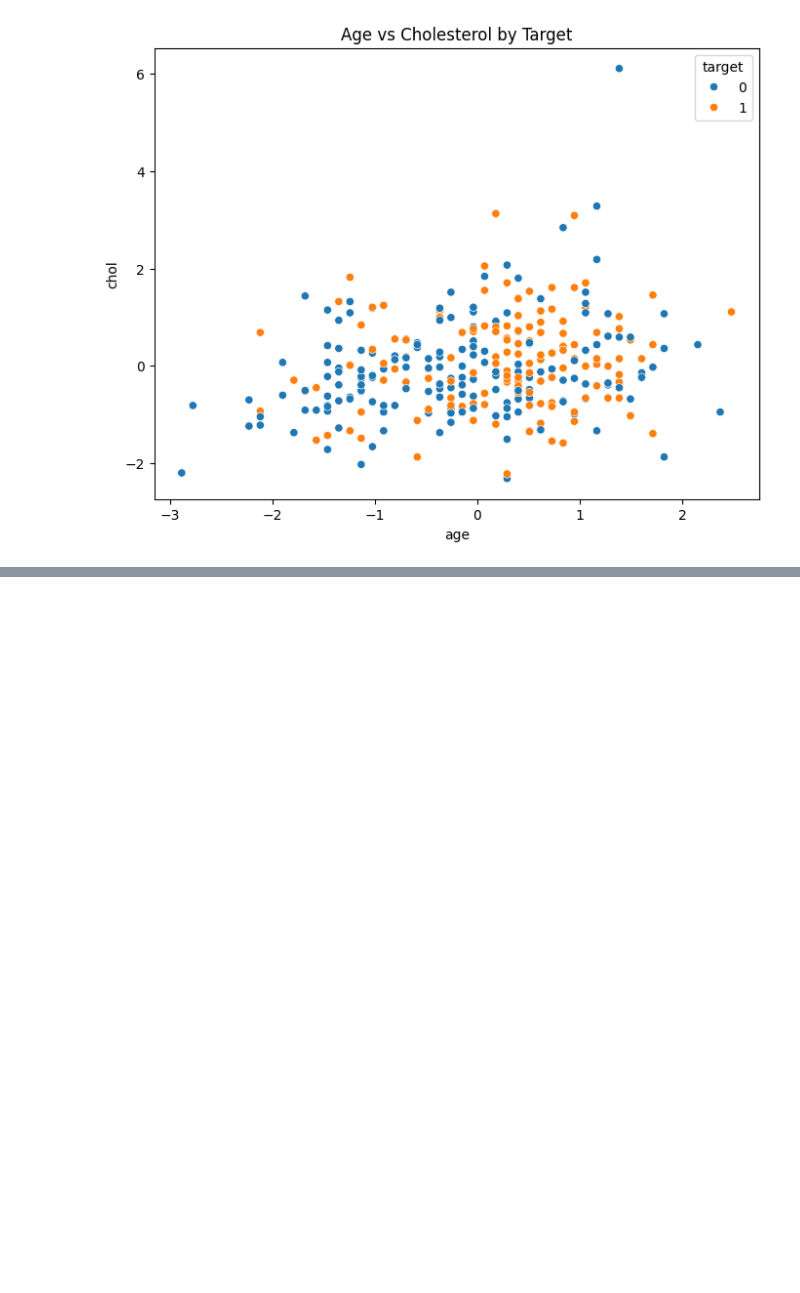
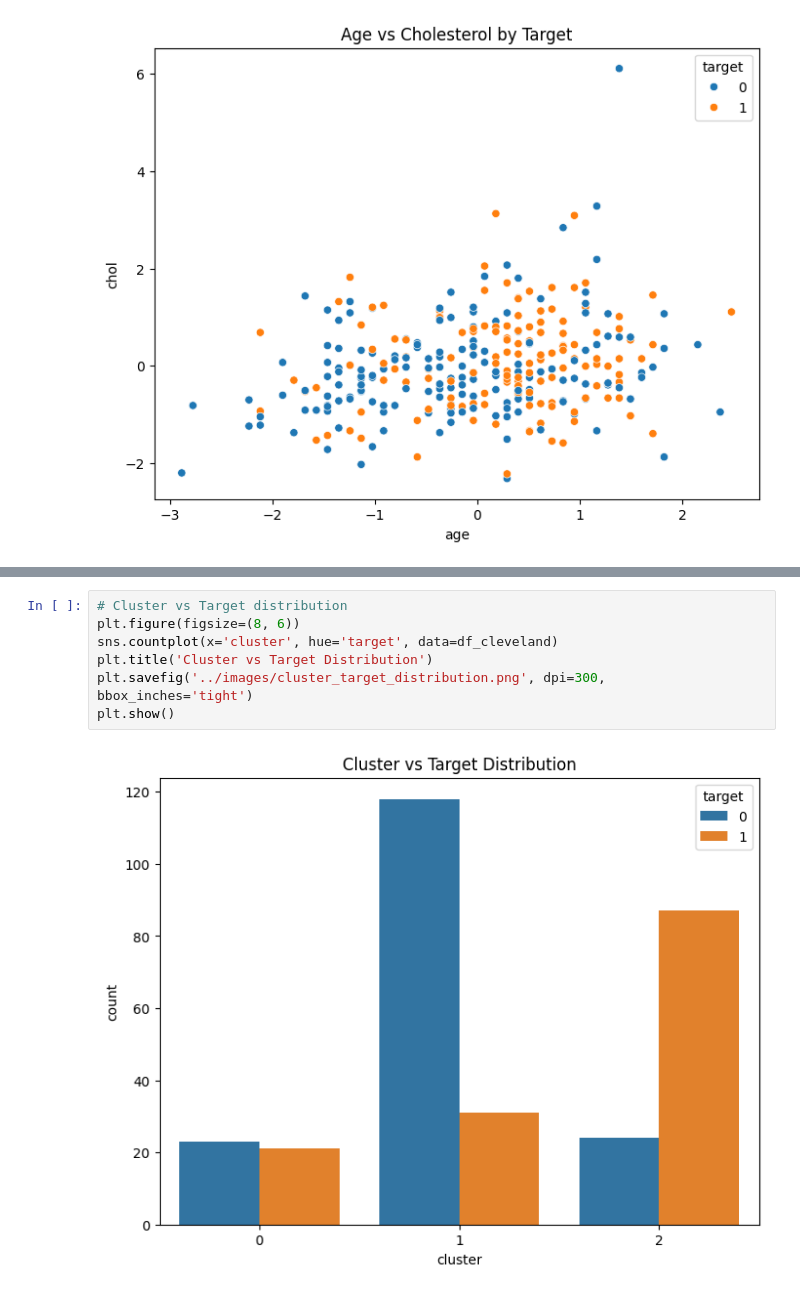
Before and after one commit to GoudyMT/heart-disease-ml, a Jupyter notebook: notebook/ml-portfolio.ipynb, the cells around one changed output, grey strips where cells are left out. Drawn from its saved outputs; the diff is of its cells as text; blank space fills up the shorter version.

```diff
--- a/notebook/ml-portfolio.ipynb
+++ b/notebook/ml-portfolio.ipynb
@@ -182,0 +249,9 @@ plt.show()
+# %%
+# Cluster vs Target distribution
+plt.figure(figsize=(8, 6))
+sns.countplot(x='cluster', hue='target', data=df_cleveland)
+plt.title('Cluster vs Target Distribution')
+plt.savefig('../images/cluster_target_distribution.png', dpi=300, bbox_inches='tight')
+plt.show()
+# %% [output]
+[figure, added]
```
Also changed, not shown: parts of 12 cells of this notebook, 5 other files.
